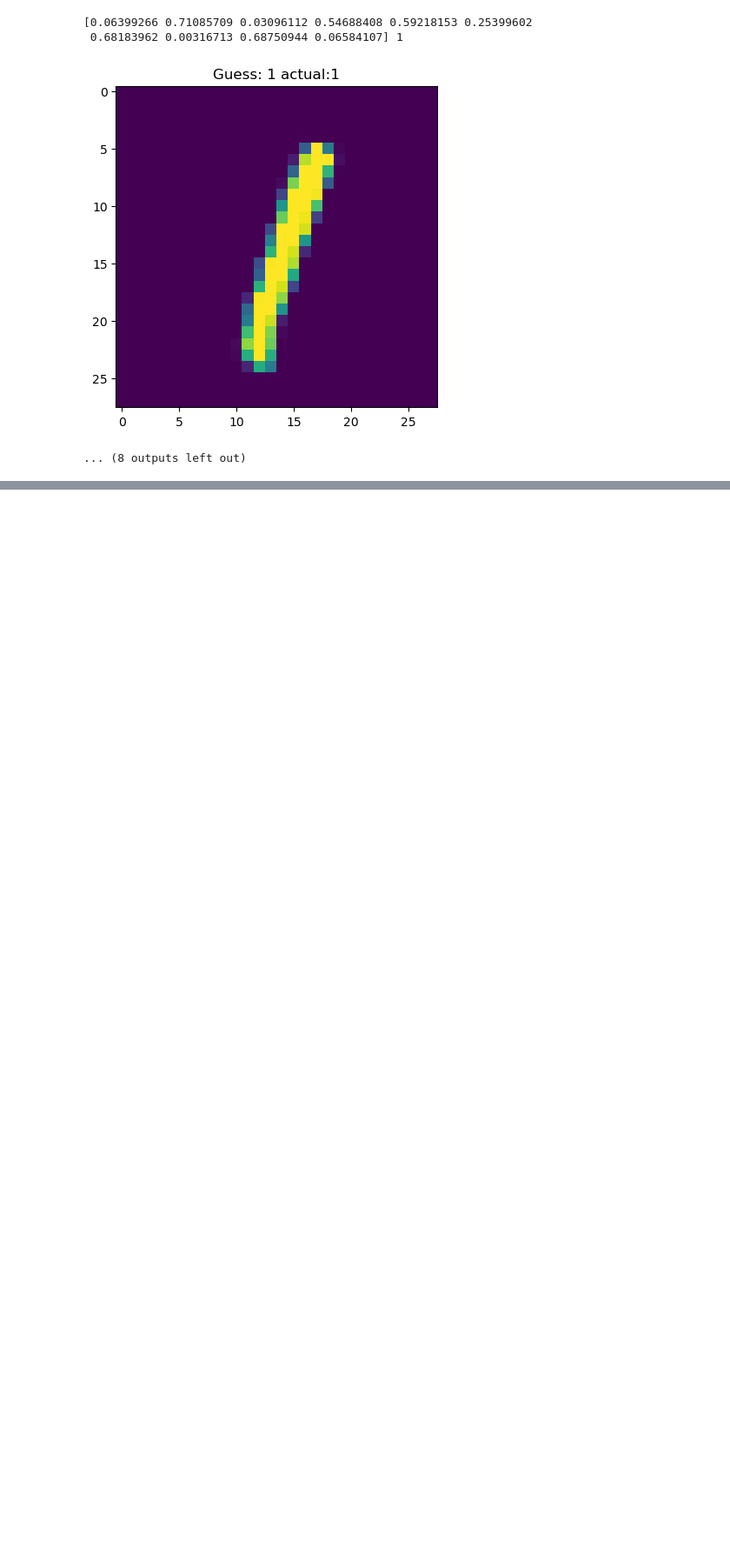
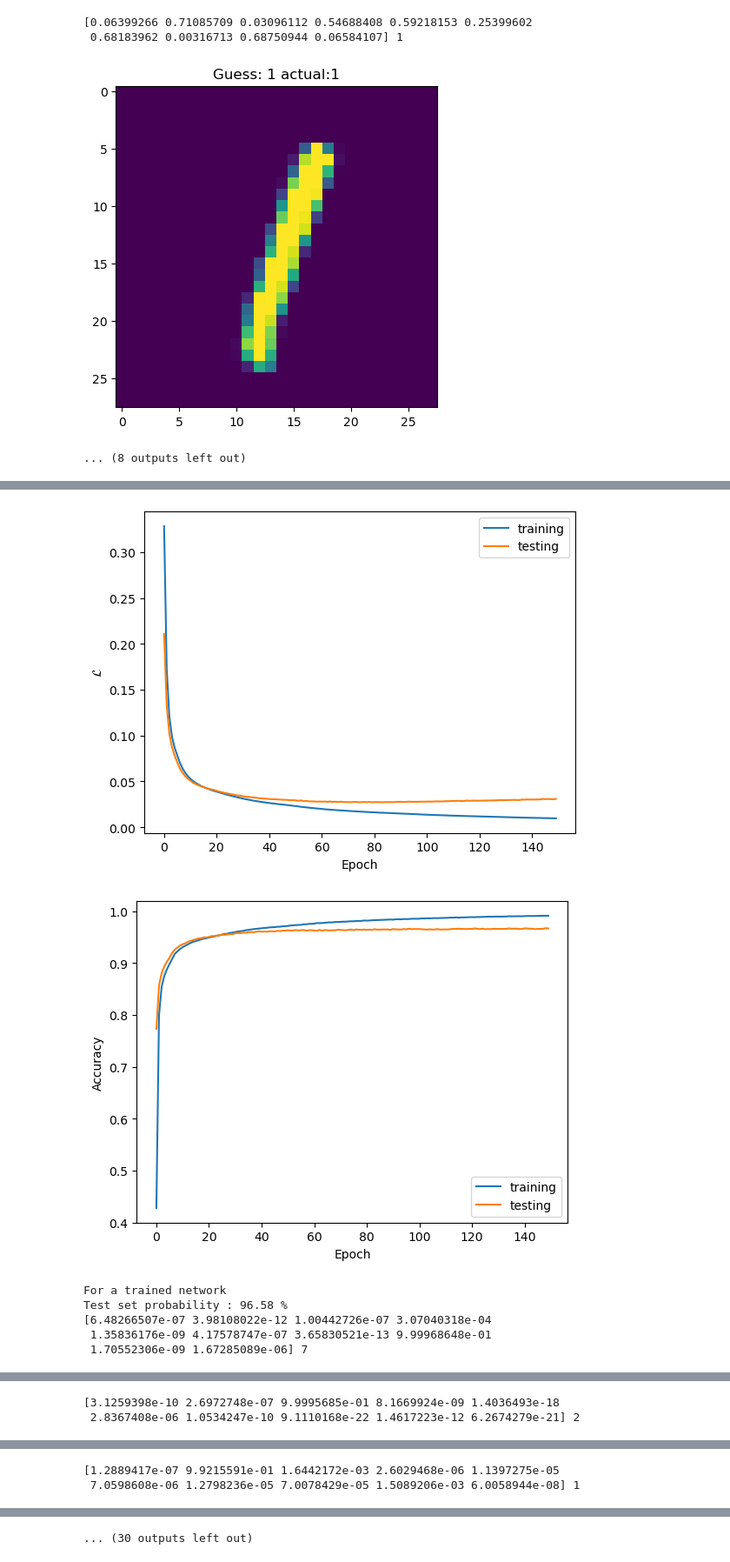
Before and after one commit to dave452/ML_LinearReg, a Jupyter notebook: Regression_NN.ipynb, the cells around one changed output, grey strips where cells are left out. Shown at 87% size. Saved outputs shown, nothing was run; the diff lists cells and outputs as text; code cells hidden in the pictures; blank space fills up the shorter version.

```diff
--- a/Regression_NN.ipynb
+++ b/Regression_NN.ipynb
@@ -544,6 +525,7 @@ class neural_net:
             if not (loss == 'log liklihood' and activation[-1] == 'softmax'):
                 self.loss = ''
                 self.activation[-1] = 'sigmoid'
+                print('This')
         self.num_layers = len(architecture)
         self.w = [(np.random.rand(architecture[i-1], architecture[i]) *2 - 1) for i in range(1, self.num_layers)]
         self.b = [(np.random.rand(architecture[i])*2 - 1) for i in range(1, self.num_layers)]
@@ -591,7 +573,7 @@ class neural_net:
         if self.loss == 'cross entropy':
             return - np.mean(y*np.log(aL) + (1-y)*np.log(1-aL))
         elif self.loss == 'log liklihood':
-            return np.mean(-np.log(aL[y.argmax(axis = 1)]))
+            return np.mean(-np.log(np.sum(aL *y, axis=1)))
         else:
             return (1/2) * np.mean((aL - y)**2.)
 
@@ -633,7 +615,7 @@ class neural_net:
                 dw[layer-1] += (np.array([a[layer-1]]).T * delta[layer]) / n_samples
                 db[layer-1] += (delta[layer]) / n_samples
         for layer in range(1, self.num_layers):
-            self.w[layer-1] = self.w[layer-1]*(1 - (self.eta*self.l2 / n_samples)) - (self.eta * dw[layer-1])#/ n_samples)
+            self.w[layer-1] = self.w[layer-1]*(1 - (self.eta*self.l2 / n_samples)) - (self.eta * dw[layer-1])
             self.b[layer-1] -= self.eta * db[layer-1]#/ n_samples
 
     def full_training(self, training_x, training_y,testing_x, testing_y, n_epochs):
@@ -653,8 +635,8 @@ class neural_net:
         L_training = [self.calc_L(self.forward_prop_set(training_x), training_y)]
         L_testing = [self.calc_L(self.forward_prop_set(testing_x), testing_y)]
         inds = np.arange(n_training)
-        w_best = self.w
-        b_best = self.b
+        w_best = copy.copy(self.w)
+        b_best = copy.copy(self.b)
         L_best = L_testing[-1]
         if track: print('Batch size = ', batch_size)
         if track: print('n_batches = ', n_batches)
@@ -670,8 +652,8 @@ class neural_net:
             L_testing.append(self.calc_L(testing_aL, testing_y))
             if track: print('Train prob:',100 *(np.floor(training_aL.T /  training_aL.max(axis = 1)).T * training_y).sum() / len(training_aL),'%. Test prob:',100 * (np.floor(testing_aL.T /  testing_aL.max(axis = 1)).T * testing_y).sum() / len(testing_aL),'%')
             if(L_testing[-1] < L_best):
-                w_best = self.w
-                b_best = self.b
+                w_best = copy.copy(self.w)
+                b_best = copy.copy(self.b)
                 L_best = L_testing[-1]
         self.w = w_best
         self.b = b_best
@@ -854,0 +1028,7 @@ for i in range(20):
+# %%
+model = Sequential()
+model.add(Dense(30,input_shape=(im_width * im_height,), activation='relu'))
+model.add(Dense(10, activation='sigmoid'))
+model.compile(loss='binary_crossentropy', optimizer='adam', metrics=['accuracy'])
+# %%
+history = model.fit(x_train, y_train, validation_split=0.2,epochs=150, batch_size=600)
@@ -854,0 +1053,5 @@ for i in range(20):
+# %%
+loss, accuracy = model.evaluate(x_test, y_test)
+aL_test = model.predict(x_test)
+
+print('Accuracy: %.2f' % (accuracy*100))
@@ -854,0 +1062,28 @@ for i in range(20):
+# %%
+plt.plot(history.history['loss'], label = 'training')
+plt.plot(history.history['val_loss'], label = 'testing')
+plt.xlabel('Epoch')
+plt.ylabel('$\mathcal{L}$')
+plt.legend()
+plt.show()
+plt.plot(history.history['accuracy'], label = 'training')
+plt.plot(history.history['val_accuracy'], label = 'testing')
+plt.xlabel('Epoch')
+plt.ylabel('Accuracy')
+plt.legend()
+plt.show()
+print('For a trained network')
+print('Test set probability :', 100*(np.floor( aL_test.T /  aL_test.max(axis = 1)).T * y_test).sum() / len(aL_test), '%')
+for i in range(20):
+    plt.imshow(x_test[i].reshape(im_width, im_height))
+    print(aL_test[i],aL_test[i].argmax() )
+    plt.title('Guess: ' + str(aL_test[i].argmax())+  ' actual:'+ str(y_test[i].argmax()))
+    plt.show()
+# %% [output]
+[figure, added]
+[figure, added]
+For a trained network
+Test set probability : 96.58 %
+[6.48266507e-07 3.98108022e-12 1.00442726e-07 3.07040318e-04
+ 1.35836176e-09 4.17578747e-07 3.65830521e-13 9.99968648e-01
+ 1.70552306e-09 1.67285089e-06] 7
@@ -854,0 +1091,2 @@ for i in range(20):
+[3.1259398e-10 2.6972748e-07 9.9995685e-01 8.1669924e-09 1.4036493e-18
+ 2.8367408e-06 1.0534247e-10 9.1110168e-22 1.4617223e-12 6.2674279e-21] 2
@@ -854,0 +1094,2 @@ for i in range(20):
+[1.2889417e-07 9.9215591e-01 1.6442172e-03 2.6029468e-06 1.1397275e-05
+ 7.0598608e-06 1.2798236e-05 7.0078429e-05 1.5089206e-03 6.0058944e-08] 1
@@ -854,0 +1104 @@ for i in range(20):
+... (30 outputs left out)
```
Also changed, not shown: parts of 31 cells of this notebook.
